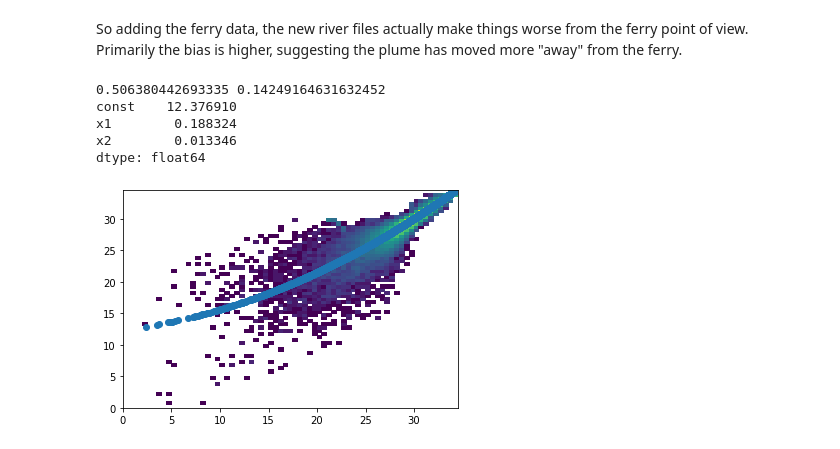
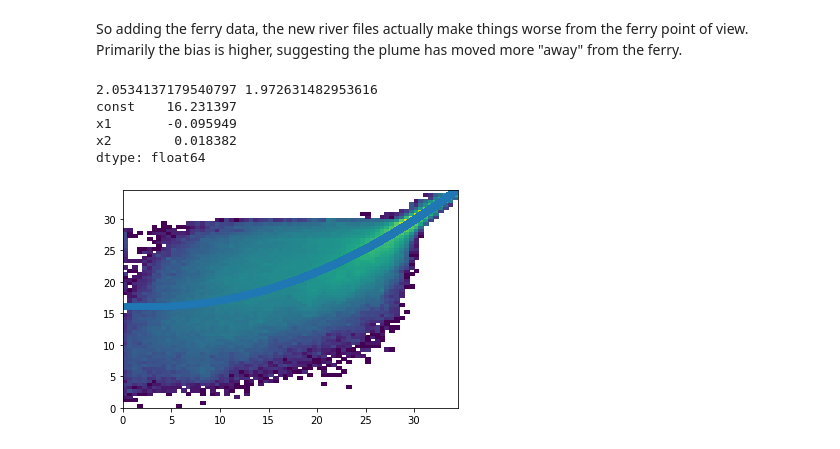
Before and after one commit to SalishSeaCast/analysis-susan, a Jupyter notebook: notebooks/PhysTuning/SurfaceSalinity.ipynb, the cells around one changed output. Cells and saved outputs as stored; diff of their text form; code cells hidden in the pictures.

Commit message:
Make line fit for Surface plots with ferry

```diff
--- a/notebooks/PhysTuning/SurfaceSalinity.ipynb
+++ b/notebooks/PhysTuning/SurfaceSalinity.ipynb
@@ -318,25 +324,26 @@ alltogether.style.format(myformat).apply(highlight_max_min)
 # %% [markdown]
 So adding the ferry data, the new river files actually make things worse from the ferry point of view.  Primarily the bias is higher, suggesting the plume has moved more "away" from the ferry.
 # %%
-temp2.mod_vosaline
-X = temp2.SA
+
+temp1.mod_vosaline
+X = temp1.SA
 X2 = X**2
 X = np.column_stack((X, X2))
 X = sm.add_constant(X)
-y = temp2.mod_vosaline
+y = temp1.mod_vosaline
 
 model = sm.OLS(y, X, missing='drop').fit()
 predictions = model.predict(X)
 nonsyst = np.sqrt(((y - predictions)**2).mean())
-systematic = np.sqrt(((predictions - temp2.SA)**2).mean())
+systematic = np.sqrt(((predictions - temp1.SA)**2).mean())
 print(nonsyst, systematic)
-plt.hist2d(temp2.SA, temp2.mod_vosaline, bins=np.arange(0, 35, 0.5), norm=LogNorm())
-plt.plot(temp2.SA, predictions, 'o')
+plt.hist2d(temp1.SA, temp1.mod_vosaline, bins=np.arange(0, 35, 0.5), norm=LogNorm())
+plt.plot(temp1.SA, predictions, 'o')
 print (model.params)
 # %% [output]
-0.506380442693335 0.14249164631632452
-const    12.376910
-x1        0.188324
-x2        0.013346
+2.0534137179540797 1.972631482953616
+const    16.231397
+x1       -0.095949
+x2        0.018382
 dtype: float64
-[figure, old version]
+[figure, new version]
```
Also changed, not shown: parts of 5 cells of this notebook.
